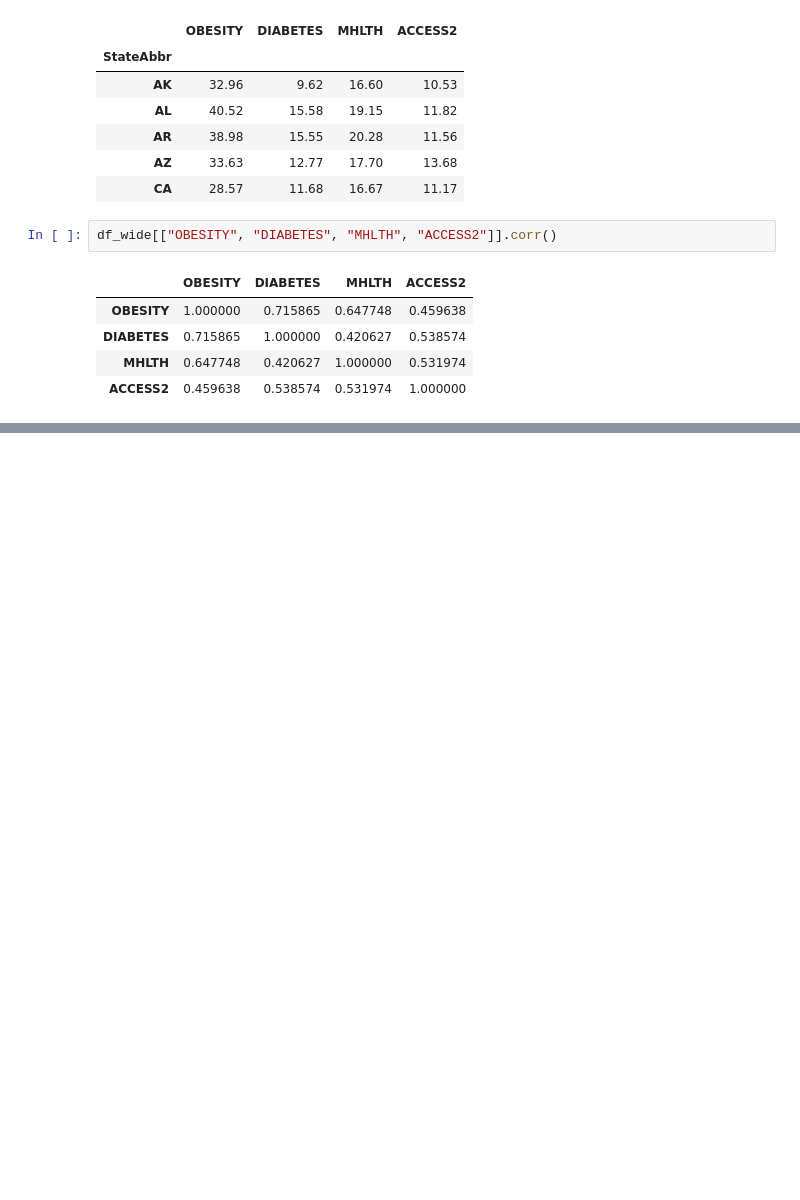
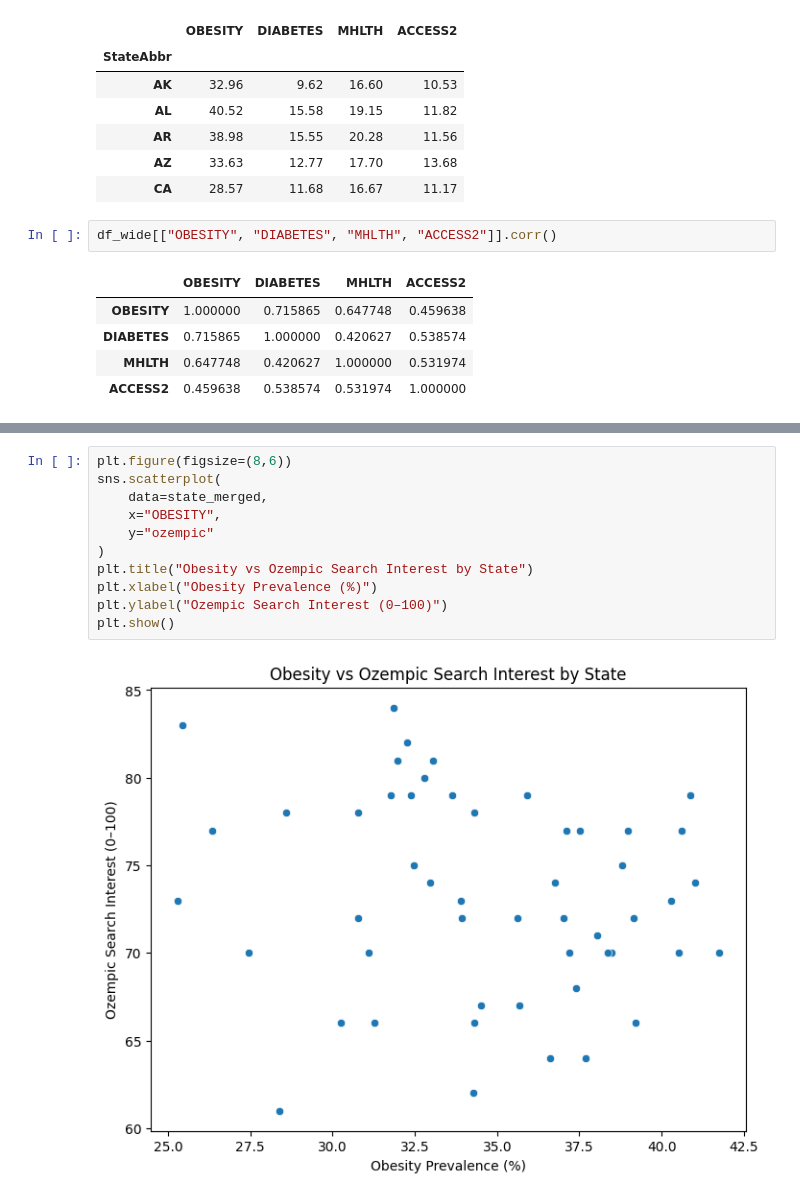
Before and after one commit to remisublette/GLP1-trends, a Jupyter notebook: working files/analysis.ipynb, the cells around one changed output, grey strips where cells are left out. Saved outputs shown, nothing was run; the diff lists cells and outputs as text; blank space fills up the shorter version.

```diff
--- a/working files/analysis.ipynb
+++ b/working files/analysis.ipynb
@@ -96,0 +235,13 @@ df_wide[["OBESITY", "DIABETES", "MHLTH", "ACCESS2"]].corr()
+# %%
+plt.figure(figsize=(8,6))
+sns.scatterplot(
+    data=state_merged,
+    x="OBESITY",
+    y="ozempic"
+)
+plt.title("Obesity vs Ozempic Search Interest by State")
+plt.xlabel("Obesity Prevalence (%)")
+plt.ylabel("Ozempic Search Interest (0–100)")
+plt.show()
+# %% [output]
+[figure, added]
```
Also changed, not shown: parts of 11 cells of this notebook.
